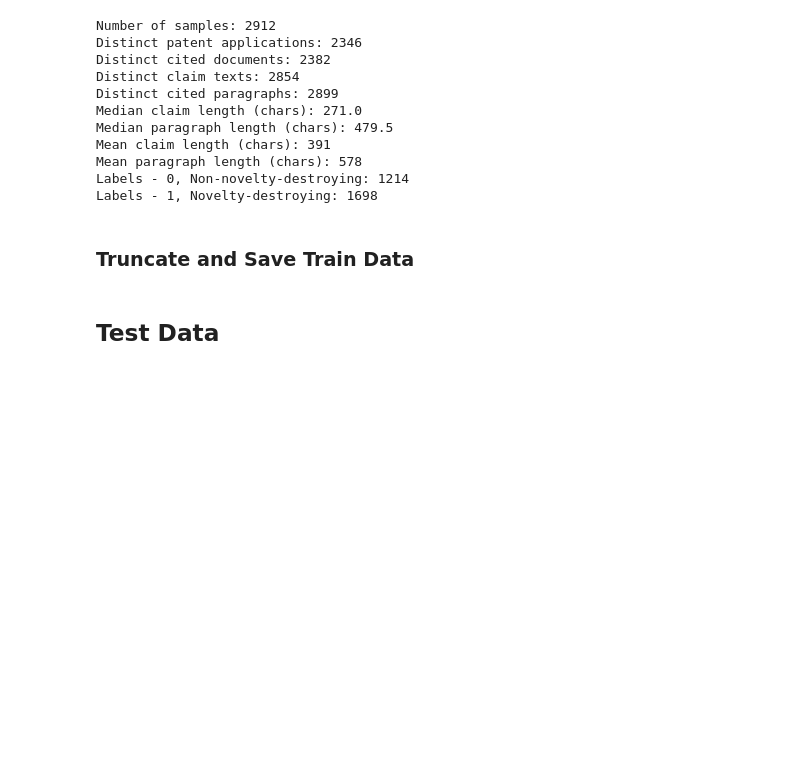
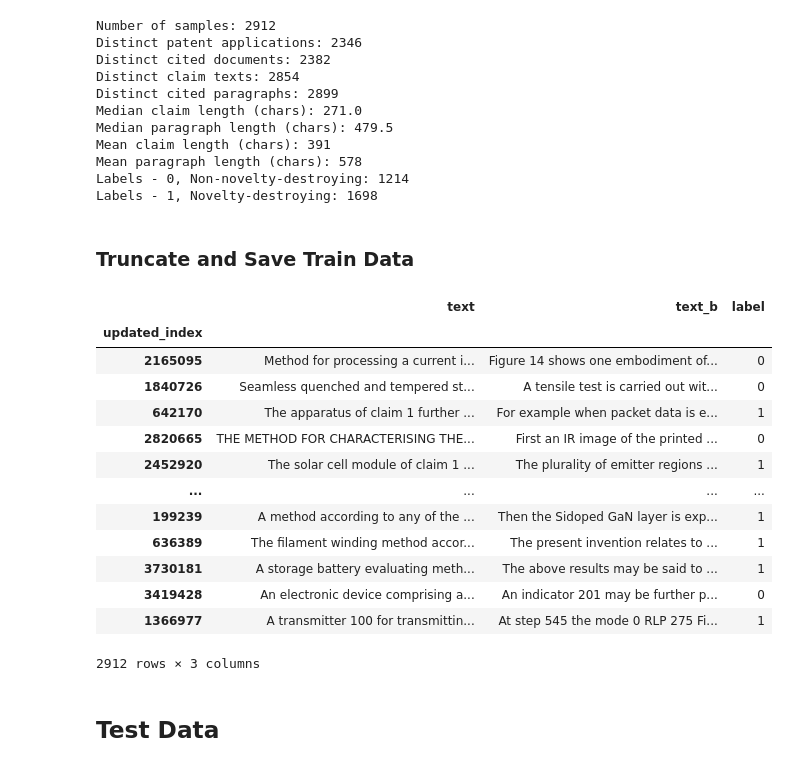
Before and after one commit to XnibyH/PatentMatch-Experiment, a Jupyter notebook: notebooks/data_exploration.ipynb, the cells around one changed output. Saved outputs shown, nothing was run; the diff lists cells and outputs as text; code cells hidden in the pictures; blank space fills up the shorter version.

```diff
--- a/notebooks/data_exploration.ipynb
+++ b/notebooks/data_exploration.ipynb
@@ -126,8 +126,23 @@ df_train = df[['updated_index', 'text', 'text_b', 'label']]
 df_train.set_index('updated_index', drop=True, inplace=True)
 df_train.to_parquet('../data/train_clean.parquet')
 # %%
-# df_train = pd.read_parquet('../data/train_clean.parquet')
-# df_train
+df_train = pd.read_parquet('../data/train_clean.parquet')
+df_train
+# %% [output]
+|  | text | text_b | label |
+| updated_index |  |  |  |
+| 2165095 | Method for processing a current i... | Figure 14 shows one embodiment of... | 0 |
+| 1840726 | Seamless quenched and tempered st... | A tensile test is carried out wit... | 0 |
+| 642170 | The apparatus of claim 1 further ... | For example when packet data is e... | 1 |
+| 2820665 | THE METHOD FOR CHARACTERISING THE... | First an IR image of the printed ... | 0 |
+| 2452920 | The solar cell module of claim 1 ... | The plurality of emitter regions ... | 1 |
+| ... | ... | ... | ... |
+| 199239 | A method according to any of the ... | Then the Sidoped GaN layer is exp... | 1 |
+| 636389 | The filament winding method accor... | The present invention relates to ... | 1 |
+| 3730181 | A storage battery evaluating meth... | The above results may be said to ... | 1 |
+| 3419428 | An electronic device comprising a... | An indicator 201 may be further p... | 0 |
+| 1366977 | A transmitter 100 for transmittin... | At step 545 the mode 0 RLP 275 Fi... | 1 |
+2912 rows × 3 columns
 # %% [markdown]
 ## Test Data
 # %%
```
Also changed, not shown: 3 other files.
